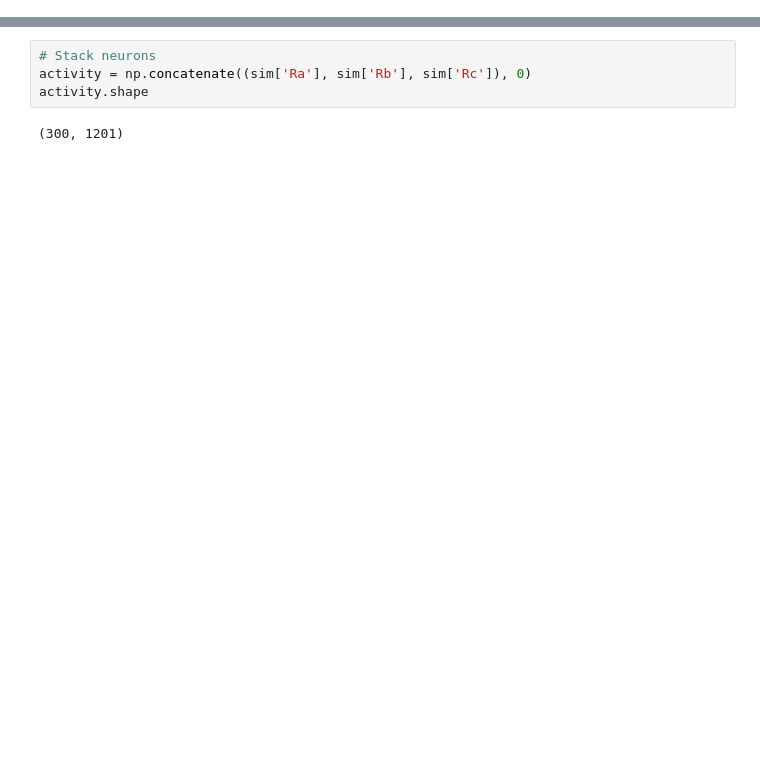
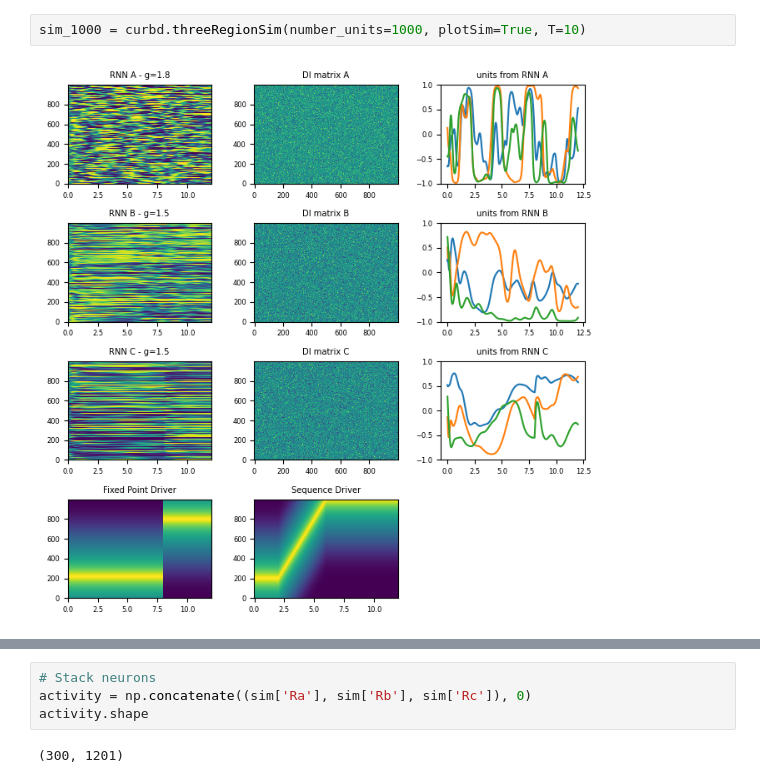
Before and after one commit to martinesparza/earthquake-analysis, a Jupyter notebook: notebooks/testing_stuff/test_curbd.ipynb, the cells around one changed output, grey strips where cells are left out. Saved outputs shown, nothing was run; the diff lists cells and outputs as text; blank space fills up the shorter version.

```diff
--- a/notebooks/testing_stuff/test_curbd.ipynb
+++ b/notebooks/testing_stuff/test_curbd.ipynb
@@ -11 +15,5 @@ import pylab
+# %%
+sim_1000 = curbd.threeRegionSim(number_units=1000, plotSim=True, T=10)
+# %% [output]
+[figure, added]
 # %%
```
Also changed, not shown: parts of 13 cells of this notebook, 7 other files.
